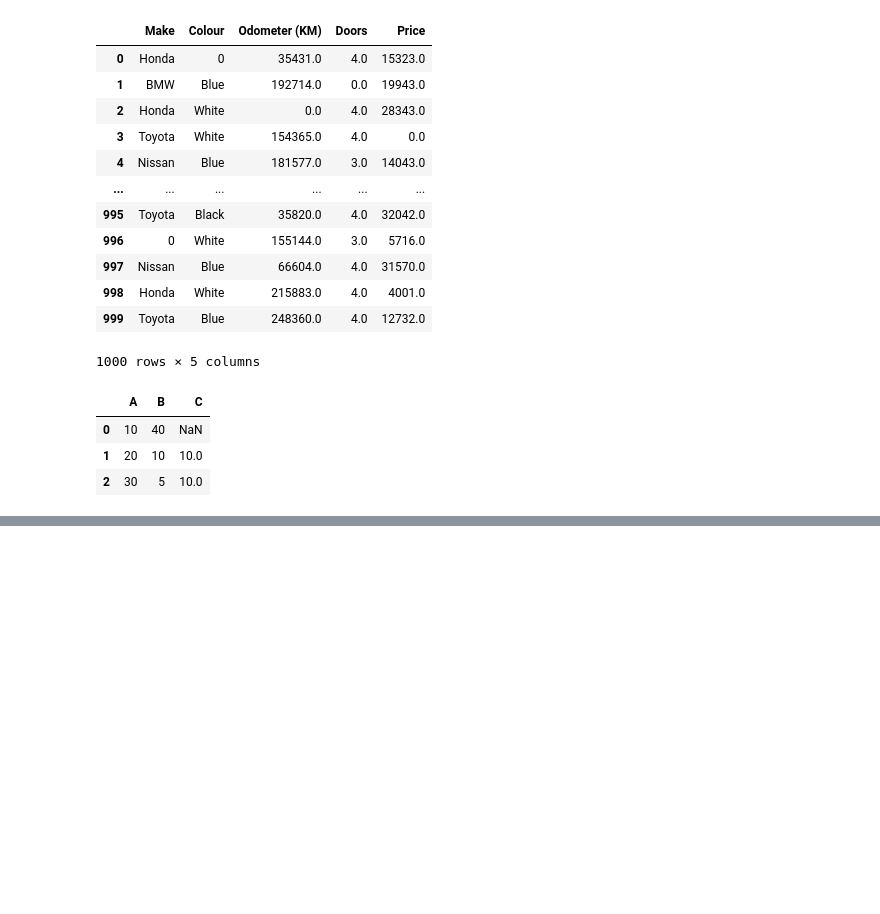
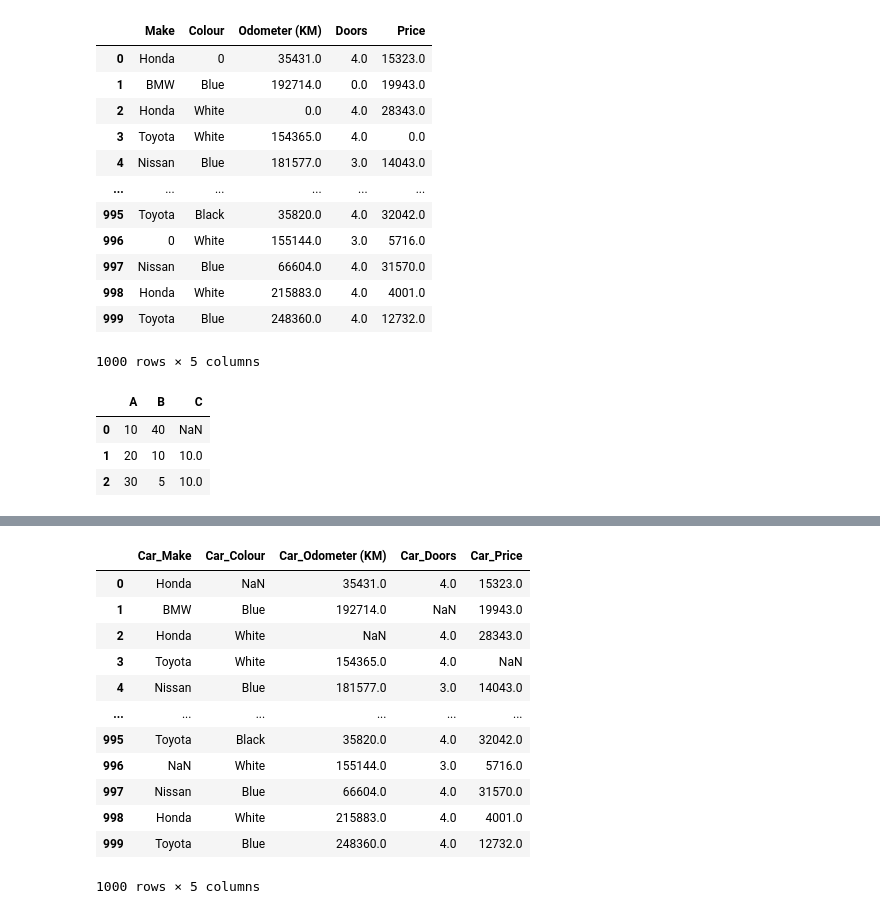
Before and after one commit to AbilashSP10/Python_Learning, a Jupyter notebook: Pandas/Pandas_Learn.ipynb, the cells around one changed output, grey strips where cells are left out. Cells and saved outputs as stored; diff of their text form; code cells hidden in the pictures; blank space fills up the shorter version.

```diff
--- a/Pandas/Pandas_Learn.ipynb
+++ b/Pandas/Pandas_Learn.ipynb
@@ -287,0 +355,21 @@ df
+# %%
+df = pd.read_csv("car-sales-extended-missing-data.csv")
+
+df.add_prefix('Car_',axis=1)
+df.add_suffix('')
+
+# df
+# %% [output]
+|  | Car_Make | Car_Colour | Car_Odometer (KM) | Car_Doors | Car_Price |
+| 0 | Honda | NaN | 35431.0 | 4.0 | 15323.0 |
+| 1 | BMW | Blue | 192714.0 | NaN | 19943.0 |
+| 2 | Honda | White | NaN | 4.0 | 28343.0 |
+| 3 | Toyota | White | 154365.0 | 4.0 | NaN |
+| 4 | Nissan | Blue | 181577.0 | 3.0 | 14043.0 |
+| ... | ... | ... | ... | ... | ... |
+| 995 | Toyota | Black | 35820.0 | 4.0 | 32042.0 |
+| 996 | NaN | White | 155144.0 | 3.0 | 5716.0 |
+| 997 | Nissan | Blue | 66604.0 | 4.0 | 31570.0 |
+| 998 | Honda | White | 215883.0 | 4.0 | 4001.0 |
+| 999 | Toyota | Blue | 248360.0 | 4.0 | 12732.0 |
+1000 rows × 5 columns
```
Also changed, not shown: parts of 5 cells of this notebook, 1 other file.
